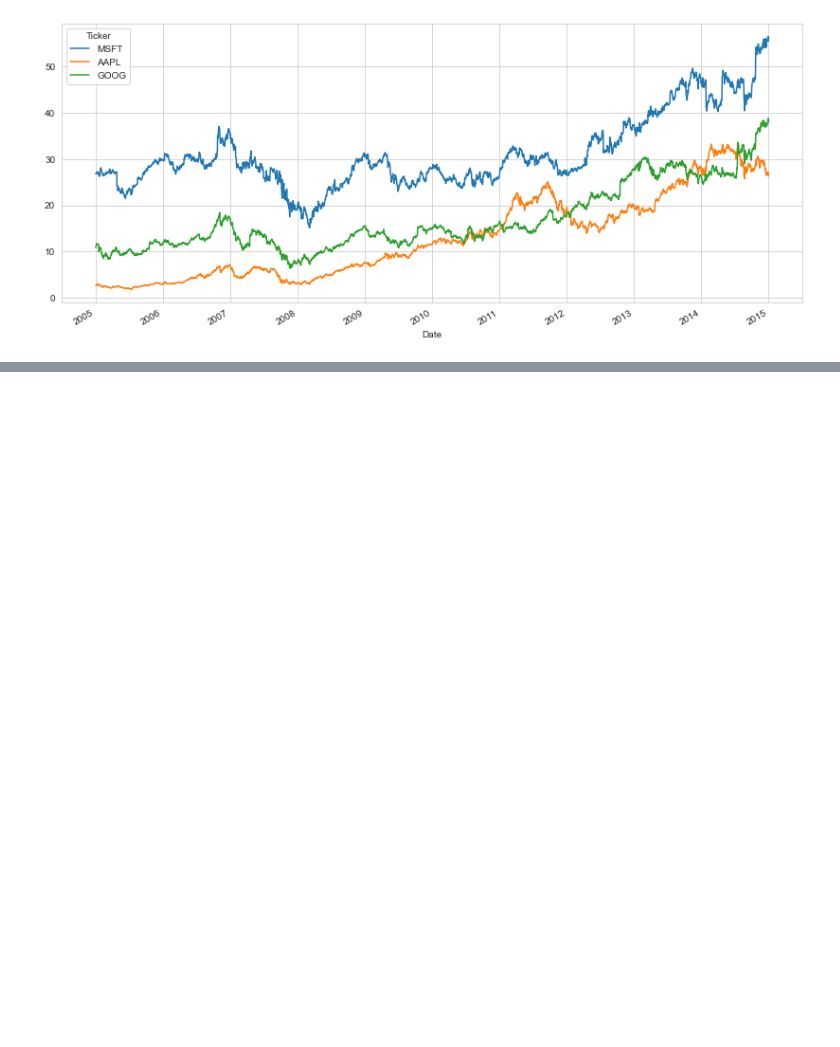
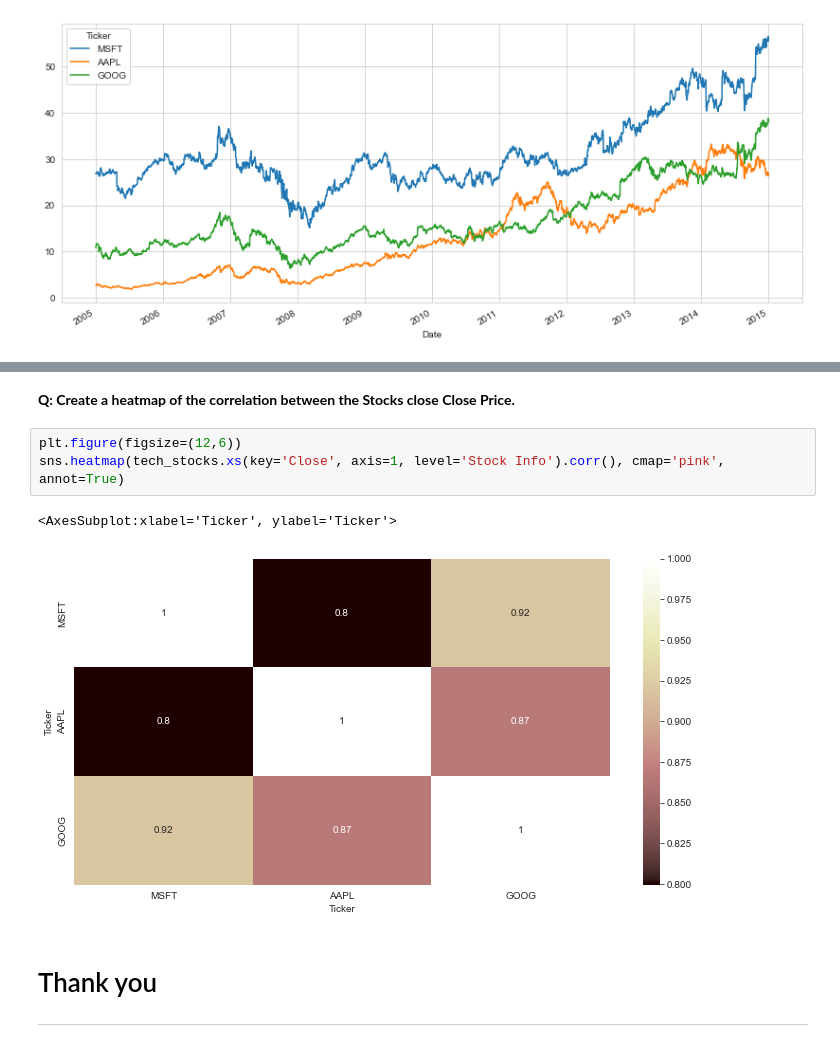
Before and after one commit to aamirmohiuddin38/Python---Data-Analysis, a Jupyter notebook: EDA Projects/Finance Data Project.ipynb, the cells around one changed output, grey strips where cells are left out. Drawn from its saved outputs; the diff is of its cells as text; blank space fills up the shorter version.

```diff
--- a/EDA Projects/Finance Data Project.ipynb
+++ b/EDA Projects/Finance Data Project.ipynb
@@ -321,0 +352,11 @@ tech_stocks.xs(key='Close', axis=1, level='Stock Info').plot(figsize=(14,6))
+# %% [markdown]
+**Q: Create a heatmap of the correlation between the Stocks close Close Price.**
+# %%
+plt.figure(figsize=(12,6))
+sns.heatmap(tech_stocks.xs(key='Close', axis=1, level='Stock Info').corr(), cmap='pink', annot=True)
+# %% [output]
+<AxesSubplot:xlabel='Ticker', ylabel='Ticker'>
+[figure, added]
+# %% [markdown]
+# Thank you
+---
```
Also changed, not shown: parts of 4 cells of this notebook.
